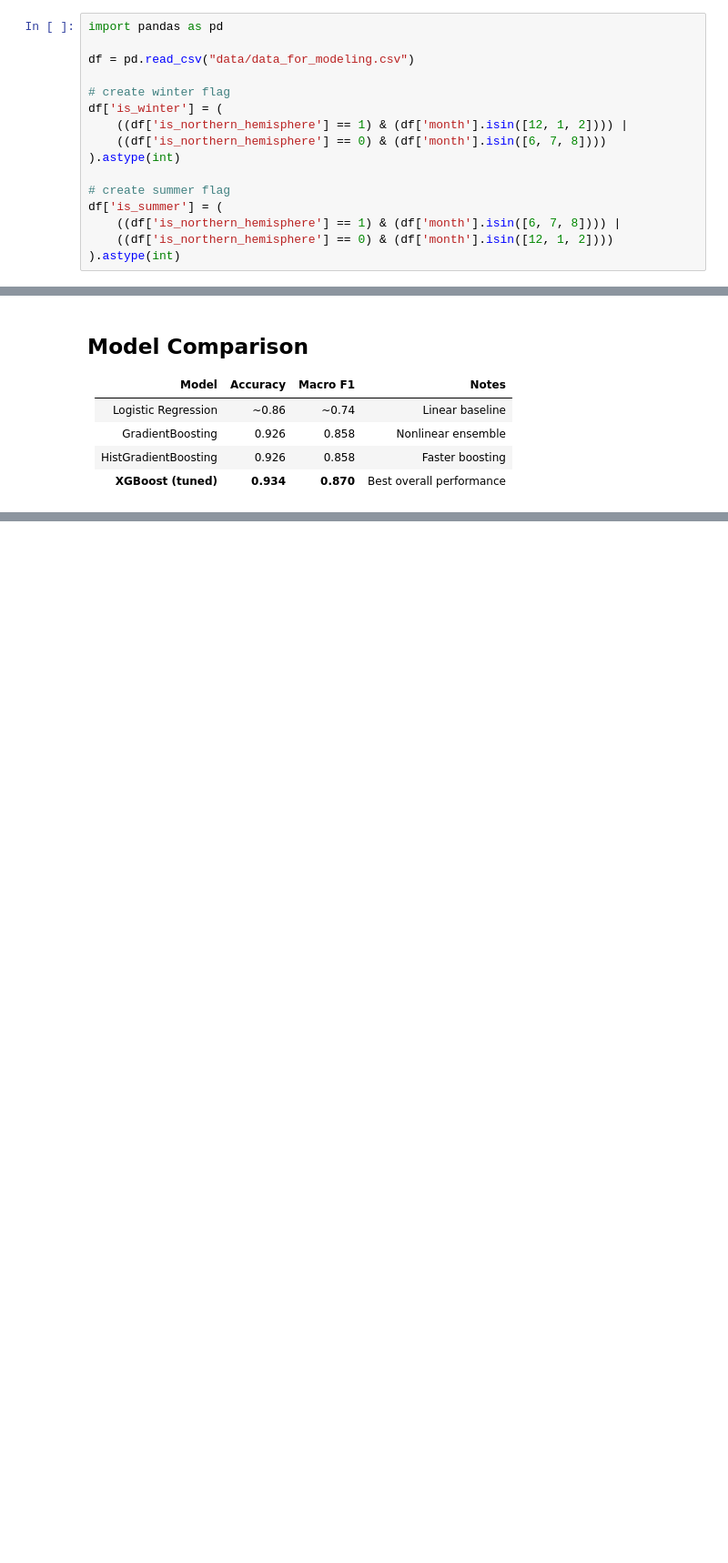
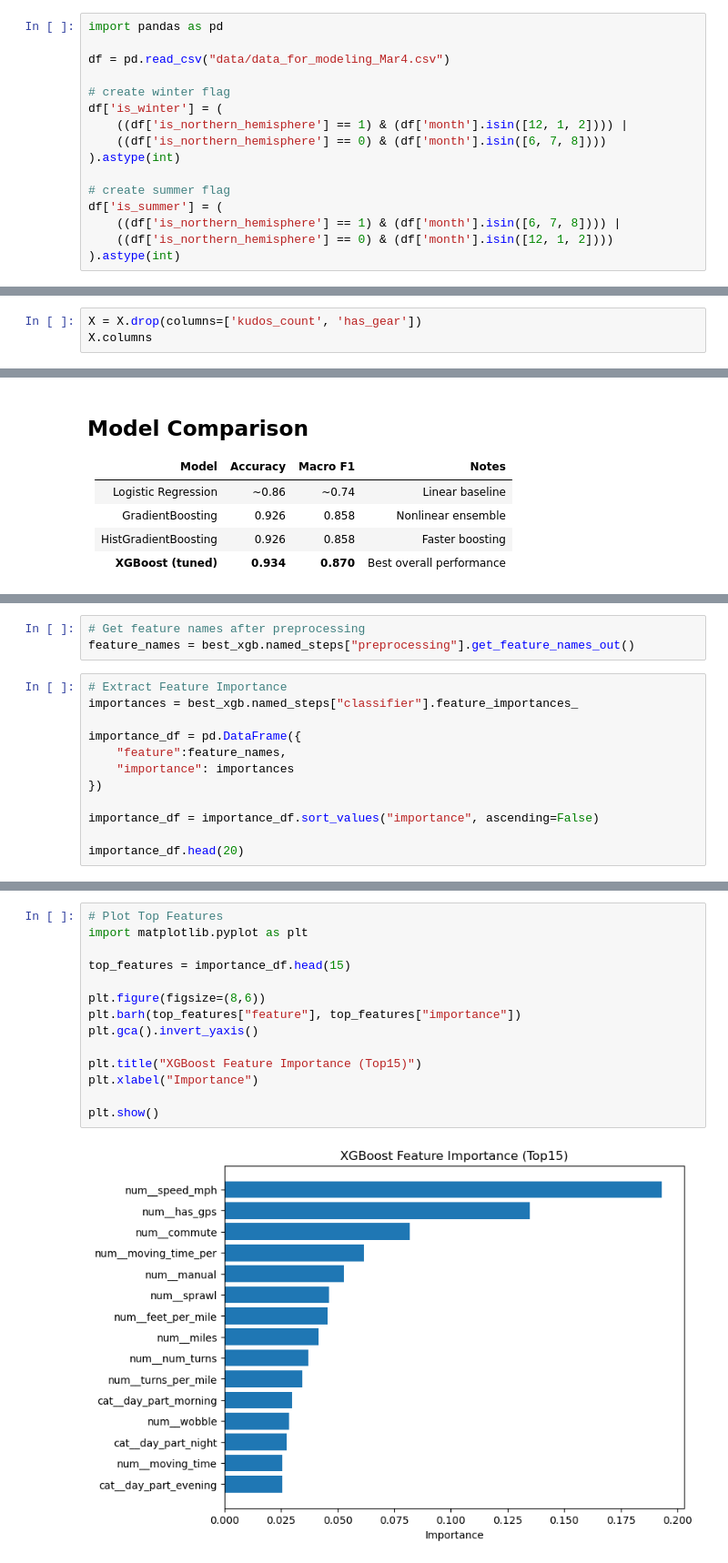
Before and after one commit to OGladfelter/sport-classification-model, a Jupyter notebook: 03-modeling_sola.ipynb, the cells around one changed output, grey strips where cells are left out. Shown at 91% size. Cells and saved outputs as stored; diff of their text form; blank space fills up the shorter version.

```diff
--- a/03-modeling_sola.ipynb
+++ b/03-modeling_sola.ipynb
@@ -42,7 +42,7 @@
 # %%
 import pandas as pd
 
-df = pd.read_csv("data/data_for_modeling.csv")
+df = pd.read_csv("data/data_for_modeling_Mar4.csv")
 
 # create winter flag
 df['is_winter'] = (
@@ -137,3 +137,6 @@ final_feature_list = [
 ]
 
 X = df[final_feature_list].copy()
+# %%
+X = X.drop(columns=['kudos_count', 'has_gear'])
+X.columns
@@ -750,0 +746,15 @@ weighted avg       0.93      0.93      0.93     79583
+# %%
+# Get feature names after preprocessing
+feature_names = best_xgb.named_steps["preprocessing"].get_feature_names_out()
+# %%
+# Extract Feature Importance
+importances = best_xgb.named_steps["classifier"].feature_importances_
+
+importance_df = pd.DataFrame({
+    "feature":feature_names,
+    "importance": importances
+})
+
+importance_df = importance_df.sort_values("importance", ascending=False)
+
+importance_df.head(20)
@@ -750,0 +779,16 @@ weighted avg       0.93      0.93      0.93     79583
+# %%
+# Plot Top Features
+import matplotlib.pyplot as plt
+
+top_features = importance_df.head(15)
+
+plt.figure(figsize=(8,6))
+plt.barh(top_features["feature"], top_features["importance"])
+plt.gca().invert_yaxis()
+
+plt.title("XGBoost Feature Importance (Top15)")
+plt.xlabel("Importance")
+
+plt.show()
+# %% [output]
+[figure, added]
```
Also changed, not shown: parts of 26 cells of this notebook.
